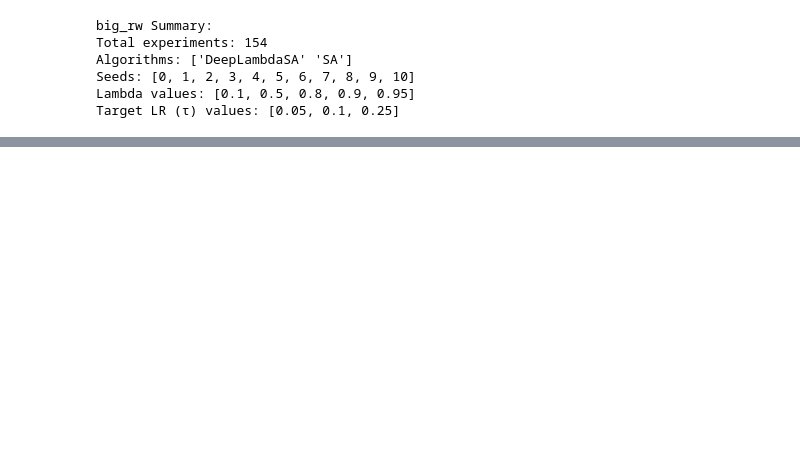
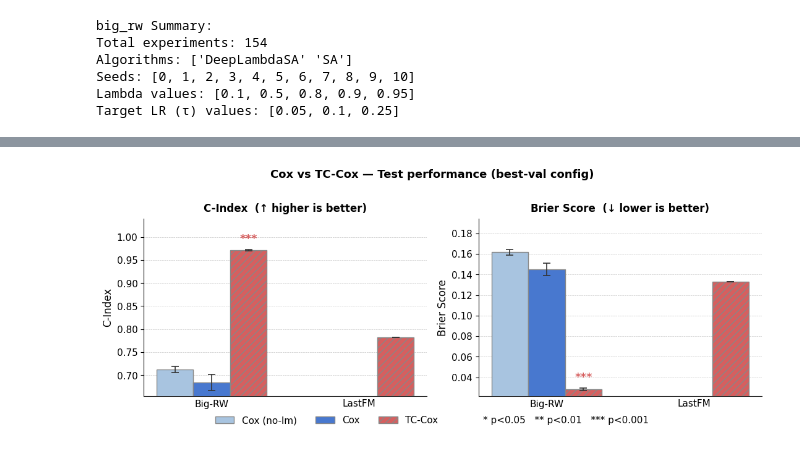
Before and after one commit to marianaw/deeptcsr, a Jupyter notebook: notebooks/cross_validation_results_COX.ipynb, the cells around one changed output, grey strips where cells are left out. Cells and saved outputs as stored; diff of their text form; code cells hidden in the pictures; blank space fills up the shorter version.

Commit message:
Fixing splits

```diff
--- a/notebooks/cross_validation_results_COX.ipynb
+++ b/notebooks/cross_validation_results_COX.ipynb
@@ -416,10 +412,17 @@ Best Cox-TC config: λ=0.95, τ=0.05
 # %%
+from scipy.stats import ttest_rel
 import matplotlib.patches as mpatches
+
+def sig_stars(p):
+    if p < 0.001: return '***'
+    if p < 0.01:  return '**'
+    if p < 0.05:  return '*'
+    return ''
 
 def summary_comparison_plot(df, save_path=None):
     """
     Conference-grade grouped bar chart: Cox(no-lm) / Cox(lm) / TC-Cox per dataset.
-    Baseline = SA split by landmark; TC = best (lambda, target_lr) DeepLambdaSA by mean val metric.
+    Significance stars above TC-Cox bar from paired t-test vs Cox(landmark=True).
     Error bars = std / sqrt(n_seeds).
     """
     dataset_order  = ['nasa', 'big_rw', 'mimic', 'churn_lastfm_months']
@@ -432,59 +435,90 @@ def summary_comparison_plot(df, save_path=None):
     })
 
     fig, axes = plt.subplots(1, 2, figsize=(11, 4))
-
-    bar_w = 0.25
-    x     = np.arange(len(datasets))
-    # Three bars: Cox(no-lm), Cox(lm), TC-Cox
+    bar_w   = 0.25
+    x       = np.arange(len(datasets))
     offsets = [-bar_w, 0, bar_w]
     clr   = {'Cox (no-lm)': '#A8C4E0', 'Cox': '#4878CF', 'TC-Cox': '#D65F5F'}
     hatch = {'Cox (no-lm)': '',         'Cox': '',         'TC-Cox': '///'}
 
     metrics = [
-        ('val_ci', 'test_ci', 'C-Index',      True),
-        ('val_bs', 'test_bs', 'Brier Score',   False),
+        ('val_ci', 'test_ci', 'C-Index',     True),
+        ('val_bs', 'test_bs', 'Brier Score', False),
     ]
 
     for ax, (val_col, test_col, ylabel, higher_better) in zip(axes, metrics):
         nolm_means, nolm_errs = [], []
         lm_means,   lm_errs   = [], []
         tc_means,   tc_errs   = [], []
+        pvals = []
 
         for dataset in datasets:
-            dset = df[df['dataset'] == dataset]
+            dset  = df[df['dataset'] == dataset]
+            sa_no = dset[(dset['algorithm'] == 'SA') & (dset['landmark'] == False)]
+            sa_lm = dset[(dset['algorithm'] == 'SA') & (dset['landmark'] == True)]
+            tc    = dset[dset['algorithm'] == 'DeepLambdaSA']
 
-            # ── Cox (no-lm) ──────────────────────────────────────────────────
-            sa_no = dset[(dset['algorithm'] == 'SA') & (dset['landmark'] == False)]
+            # Cox (no-lm)
             s = sa_no[test_col].dropna().values
             nolm_means.append(s.mean() if len(s) else np.nan)
             nolm_errs.append(s.std() / np.sqrt(len(s)) if len(s) > 1 else 0)
 
-            # ── Cox (landmark) ───────────────────────────────────────────────
-            sa_lm = dset[(dset['algorithm'] == 'SA') & (dset['landmark'] == True)]
+            # Cox (landmark)
             s = sa_lm[test_col].dropna().values
             lm_means.append(s.mean() if len(s) else np.nan)
             lm_errs.append(s.std() / np.sqrt(len(s)) if len(s) > 1 else 0)
 
-            # ── TC-Cox: best config by mean val metric ───────────────────────
-            tc = dset[dset['algorithm'] == 'DeepLambdaSA']
+            # TC-Cox: best config by mean val metric
             if len(tc) == 0:
-                tc_means.append(np.nan); tc_errs.append(0); continue
+                tc_means.append(np.nan); tc_errs.append(0); pvals.append(1.0); continue
             agg = tc.groupby(['lambda_', 'target_lr'])[val_col].mean()
             bl, bt = agg.idxmax() if higher_better else agg.idxmin()
-            best = tc[(tc['lambda_'] == bl) & (tc['target_lr'] == bt)][test_col].dropna().values
-            tc_means.append(best.mean() if len(best) else np.nan)
-            tc_errs.append(best.std() / np.sqrt(len(best)) if len(best) > 1 else 0)
+            best = tc[(tc['lambda_'] == bl) & (tc['target_lr'] == bt)]
+            bs = best[test_col].dropna().values
+            tc_means.append(bs.mean() if len(bs) else np.nan)
+            tc_errs.append(bs.std() / np.sqrt(len(bs)) if len(bs) > 1 else 0)
+
+            # Paired t-test: TC-Cox vs Cox (landmark) on matched seeds
+            lm_idx  = sa_lm.set_index('seed')
+            tc_idx  = best.set_index('seed')
+            common  = lm_idx.index.intersection(tc_idx.index)
+            if len(common) >= 2:
+                _, p = ttest_rel(tc_idx.loc[common, test_col].values,
+                                 lm_idx.loc[common, test_col].values)
+                pvals.append(p)
+            else:
+                pvals.append(1.0)
 
         ekw = dict(elinewidth=1.2, ecolor='#333333', capthick=1.2)
         ax.bar(x + offsets[0], nolm_means, bar_w, yerr=nolm_errs, capsize=4,
-               color=clr['Cox (no-lm)'], hatch=hatch['Cox (no-lm)'], label='Cox (no-lm)',
+               color=clr['Cox (no-lm)'], hatch=hatch['Cox (no-lm)'],
                edgecolor='#888', error_kw=ekw, zorder=3)
         ax.bar(x + offsets[1], lm_means,   bar_w, yerr=lm_errs,   capsize=4,
-               color=clr['Cox'],           hatch=hatch['Cox'],       label='Cox',
+               color=clr['Cox'],           hatch=hatch['Cox'],
                edgecolor='#888', error_kw=ekw, zorder=3)
         ax.bar(x + offsets[2], tc_means,   bar_w, yerr=tc_errs,   capsize=4,
-               color=clr['TC-Cox'],        hatch=hatch['TC-Cox'],    label='TC-Cox',
+               color=clr['TC-Cox'],        hatch=hatch['TC-Cox'],
                edgecolor='#888', error_kw=ekw, zorder=3)
+
+        # y limits with headroom for stars
+        all_pairs = list(zip(nolm_means + lm_means + tc_means, nolm_errs + lm_errs + tc_errs))
+        valid = [(v, e) for v, e in all_pairs if not np.isnan(v)]
+        if valid:
+            lo = max(0, min(v - e for v, e in valid))
+            hi = max(v + e for v, e in valid)
+            rng = hi - lo
+            ymax = hi + rng * 0.22
+            ax.set_ylim(lo - rng * 0.04, ymax)
+        else:
+            ymax, lo = 1.0, 0.0
+
+        # Significance stars above TC-Cox bar
+        for i, (tc_m, tc_e, p) in enumerate(zip(tc_means, tc_errs, pvals)):
+            stars = sig_stars(p)
+            if stars and not np.isnan(tc_m):
+                ax.text(x[i] + offsets[2], tc_m + tc_e + (ymax - lo) * 0.03,
+                        stars, ha='center', va='bottom', fontsize=13,
+                        color=clr['TC-Cox'], fontweight='bold')
 
         ax.set_xticks(x)
         ax.set_xticklabels([dataset_labels.get(d, d) for d in datasets], fontsize=11)
@@ -494,25 +528,17 @@ def summary_comparison_plot(df, save_path=None):
         ax.tick_params(axis='x', length=0)
         ax.spines['top'].set_visible(False)
         ax.spines['right'].set_visible(False)
-
         arrow = '↑ higher is better' if higher_better else '↓ lower is better'
         ax.set_title(f'{ylabel}  ({arrow})', fontsize=12, fontweight='bold', pad=8)
-
-        all_pairs = list(zip(nolm_means + lm_means + tc_means, nolm_errs + lm_errs + tc_errs))
-        valid = [(v, e) for v, e in all_pairs if not np.isnan(v)]
-        if valid:
-            lo = min(v - e for v, e in valid)
-            hi = max(v + e for v, e in valid)
-            pad = (hi - lo) * 0.08
-            ax.set_ylim(max(0, lo - pad), hi + pad)
 
     handles = [
         mpatches.Patch(facecolor=clr['Cox (no-lm)'], label='Cox (no-lm)', edgecolor='#888'),
         mpatches.Patch(facecolor=clr['Cox'],          label='Cox',          edgecolor='#888'),
         mpatches.Patch(facecolor=clr['TC-Cox'],       label='TC-Cox', hatch='///', edgecolor='#888'),
+        plt.Line2D([0], [0], color='none', label='* p<0.05   ** p<0.01   *** p<0.001'),
     ]
-    fig.legend(handles=handles, loc='lower center', ncol=3, frameon=False,
-               fontsize=12, bbox_to_anchor=(0.5, -0.06))
+    fig.legend(handles=handles, loc='lower center', ncol=4, frameon=False,
+               fontsize=11, bbox_to_anchor=(0.5, -0.06))
     fig.suptitle('Cox vs TC-Cox — Test performance (best-val config)',
                  fontsize=13, fontweight='bold', y=1.01)
     plt.tight_layout()
@@ -523,3 +549,4 @@ def summary_comparison_plot(df, save_path=None):
     plt.show()
 
 summary_comparison_plot(df, save_path='../summary_COX.pdf')
+# %% [output]
@@ -525,0 +554 @@ summary_comparison_plot(df, save_path='../summary_COX.pdf')
+[figure, added]
```
Also changed, not shown: parts of 6 cells of this notebook, 3 other files.
